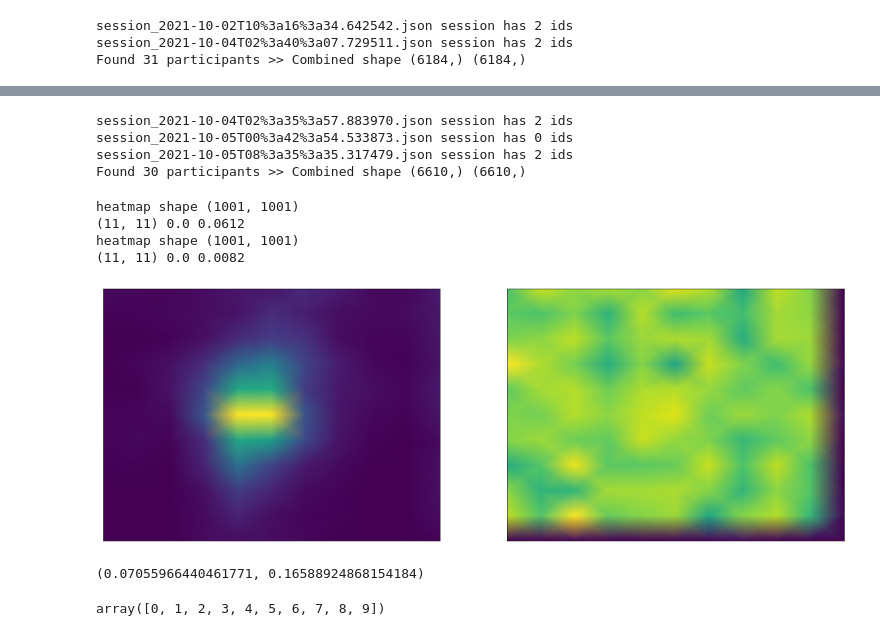
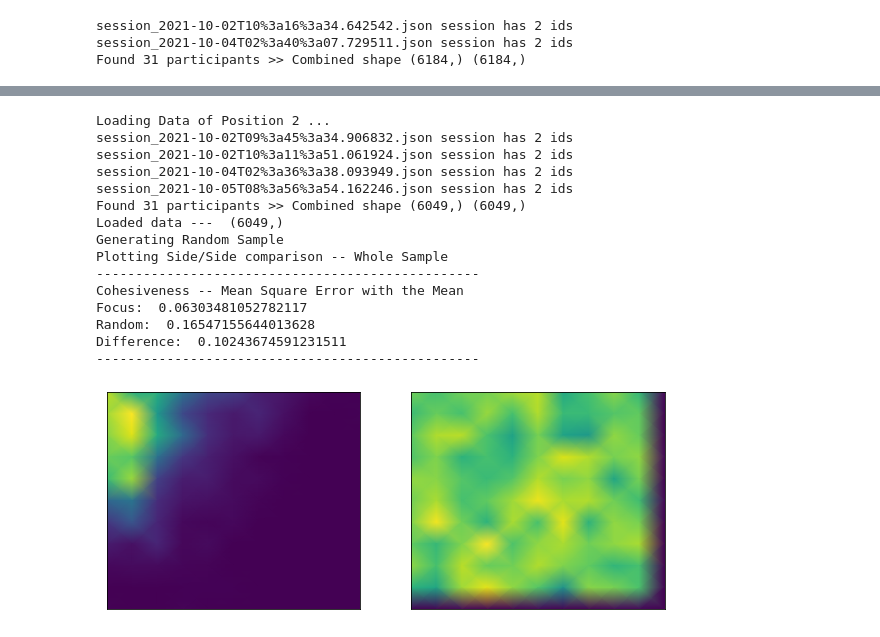
Before and after one commit to arnab-api/AttentionChecker--Student, a Jupyter notebook: Analysis/Real Data/RandomizationTests.ipynb, the cells around one changed output, grey strips where cells are left out. Saved outputs shown, nothing was run; the diff lists cells and outputs as text; code cells hidden in the pictures.

Commit message:
randomization test done

```diff
--- a/Analysis/Real Data/RandomizationTests.ipynb
+++ b/Analysis/Real Data/RandomizationTests.ipynb
@@ -232,42 +236,57 @@ def merge_gaze_points(xrr1, yrr1, xrr2, yrr2):
+# %%
+def getCompareFig(xrr_lft, yrr_lft, xrr_rgt, yrr_rgt):
+    plt.rcParams["figure.figsize"] = (10, 4)
+    fig, ax = plt.subplots(nrows=1, ncols=2)
+    plotHeatmap(xrr_lft, yrr_lft, ax[0])
+    plotHeatmap(xrr_rgt, yrr_rgt, ax[1])
+
+    return fig
 # %%
-position = "Position 1"
+position = "Position 2"
 
 
-num_runs = 500
+num_runs = 5
 num_points = 500
 
 
 min_val = 0
 max_val = 1
 run_track = []
 
+print(f"Loading Data of {position} ... ")
 xrr, yrr, ind_mse, counter = loadjson__multileSession(position)
+print("Loaded data --- ", xrr.shape)
+
+print("Generating Random Sample")
 rand_x = np.random.uniform(min_val, max_val, len(xrr))
 rand_y = np.random.uniform(min_val, max_val, len(yrr))
+print("Plotting Side/Side comparison -- Whole Sample")
+fig = getCompareFig(xrr, yrr, rand_x, rand_y)
+fig.show()
+
+coh = check_cohesiveness(xrr, yrr)
+rand_coh = check_cohesiveness(rand_x, rand_y)
+diff_coh = rand_coh - coh
+print("-------------------------------------------------")
+print("Cohesiveness -- Mean Square Error with the Mean")
+print("Focus: ", coh)
+print("Random: ", rand_coh)
+print("Difference: ", diff_coh)
+print("-------------------------------------------------")
 # %% [output]
-session_2021-10-04T02%3a35%3a57.883970.json session has 2 ids
-session_2021-10-05T00%3a42%3a54.533873.json session has 0 ids
-session_2021-10-05T08%3a35%3a35.317479.json session has 2 ids
-Found 30 participants >> Combined shape (6610,) (6610,)
+Loading Data of Position 2 ...
+session_2021-10-02T09%3a45%3a34.906832.json session has 2 ids
+session_2021-10-02T10%3a11%3a51.061924.json session has 2 ids
+session_2021-10-04T02%3a36%3a38.093949.json session has 2 ids
+session_2021-10-05T08%3a56%3a54.162246.json session has 2 ids
+Found 31 participants >> Combined shape (6049,) (6049,)
+Loaded data ---  (6049,)
+Generating Random Sample
+Plotting Side/Side comparison -- Whole Sample
+-------------------------------------------------
+Cohesiveness -- Mean Square Error with the Mean
+Focus:  0.06303481052782117
+Random:  0.16547155644013628
+Difference:  0.10243674591231511
+-------------------------------------------------
+[figure, added]
-# %%
-plt.rcParams["figure.figsize"] = (20, 7)
-fig, ax = plt.subplots(nrows=1, ncols=2)
-plotHeatmap(xrr, yrr, ax[0])
-plotHeatmap(rand_x, rand_y, ax[1])
-fig.show()
-# %% [output]
-heatmap shape (1001, 1001)
-(11, 11) 0.0 0.0612
-heatmap shape (1001, 1001)
-(11, 11) 0.0 0.0082
-[figure, removed]
-# %%
-coh = check_cohesiveness(xrr, yrr)
-rand_coh = check_cohesiveness(rand_x, rand_y)
-coh, rand_coh
-# %% [output]
-(0.07055966440461771, 0.16588924868154184)
-# %%
-np.arange(10)
-# %% [output]
-array([0, 1, 2, 3, 4, 5, 6, 7, 8, 9])
```
Also changed, not shown: parts of 6 cells of this notebook.
